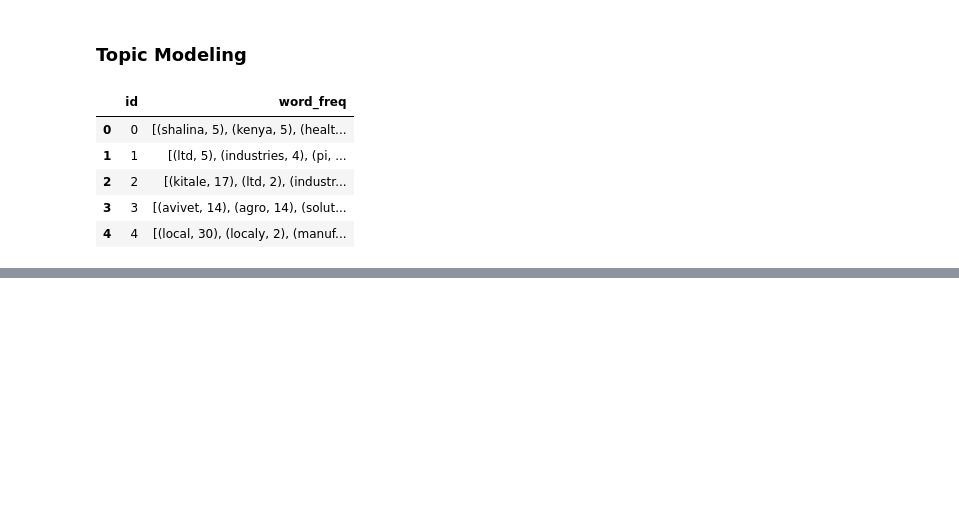
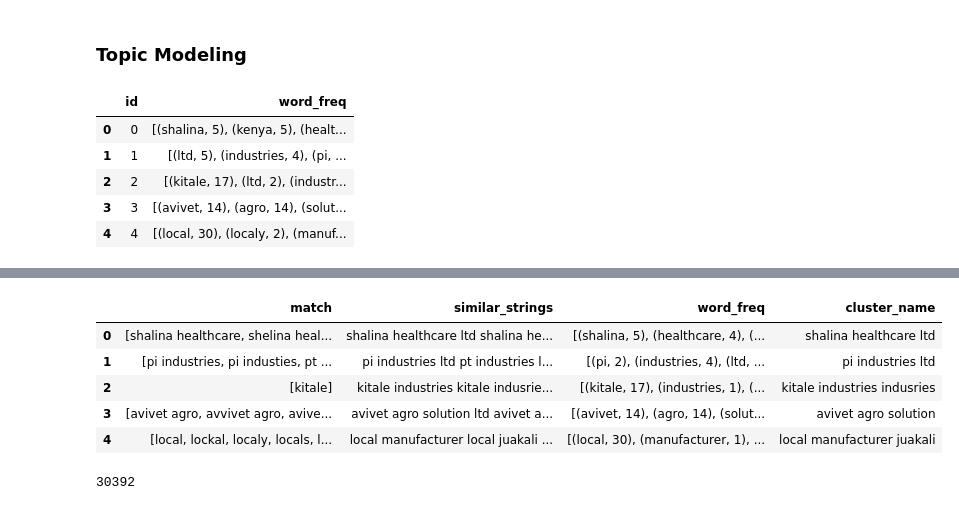
Before and after one commit to natbernard/Clustering-for-Product-Matching, a Jupyter notebook: model/string_matching_algorithm.ipynb, the cells around one changed output, grey strips where cells are left out. Cells and saved outputs as stored; diff of their text form; code cells hidden in the pictures; blank space fills up the shorter version.

```diff
--- a/model/string_matching_algorithm.ipynb
+++ b/model/string_matching_algorithm.ipynb
@@ -371,0 +449,15 @@ cluster_word_freq_df[:50]
+# %%
+df_unique_match = pd.concat([df_unique_match, cluster_word_freq_df], axis=1)
+df_unique_match.drop(['id', 'best_match', 'best_score'], axis=1, inplace=True)
+df_unique_match.head()
+# %% [output]
+|  | match | similar_strings | word_freq | cluster_name |
+| 0 | [shalina healthcare, shelina heal... | shalina healthcare ltd shalina he... | [(shalina, 5), (healthcare, 4), (... | shalina healthcare ltd |
+| 1 | [pi industries, pi industies, pt ... | pi industries ltd pt industries l... | [(pi, 2), (industries, 4), (ltd, ... | pi industries ltd |
+| 2 | [kitale] | kitale industries kitale indusrie... | [(kitale, 17), (industries, 1), (... | kitale industries indusries |
+| 3 | [avivet agro, avvivet agro, avive... | avivet agro solution ltd avivet a... | [(avivet, 14), (agro, 14), (solut... | avivet agro solution |
+| 4 | [local, lockal, localy, locals, l... | local manufacturer local juakali ... | [(local, 30), (manufacturer, 1), ... | local manufacturer juakali |
+# %%
+len(df_non_dup)
+# %% [output]
+30392
```
Also changed, not shown: parts of 17 cells of this notebook.
